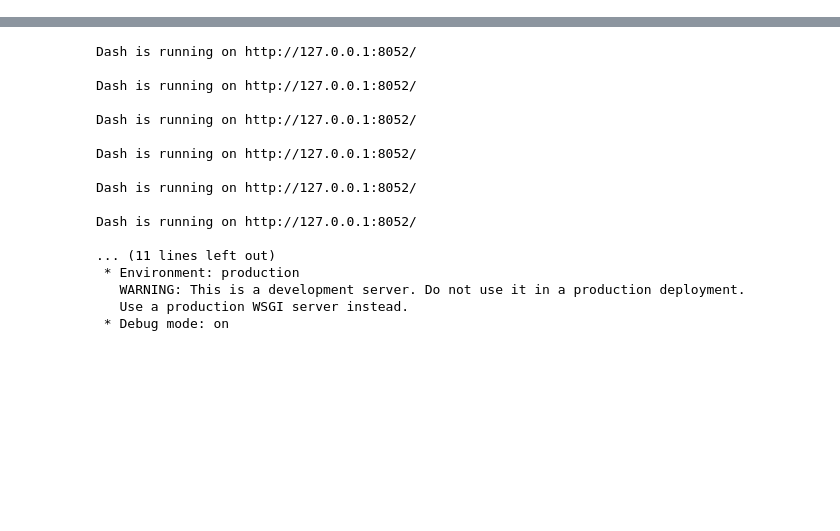
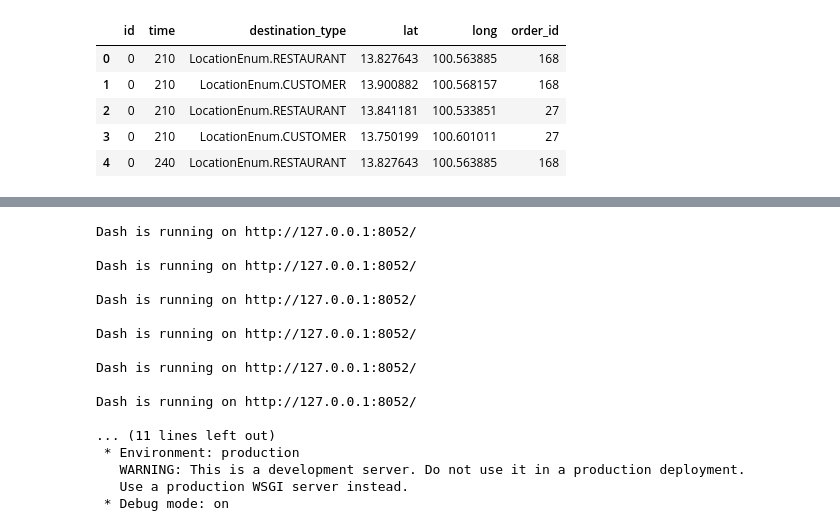
Before and after one commit to multi-order-planning-RBH/simulator, a Jupyter notebook: data_visualization/data_visualization.ipynb, the cells around one changed output, grey strips where cells are left out. Drawn from its saved outputs; the diff is of its cells as text; code cells hidden in the pictures; blank space fills up the shorter version.

```diff
--- a/data_visualization/data_visualization.ipynb
+++ b/data_visualization/data_visualization.ipynb
@@ -18,0 +25,9 @@ df.head()
+# %%
+destination_df.head()
+# %% [output]
+|  | id | time | destination_type | lat | long | order_id |
+| 0 | 0 | 210 | LocationEnum.RESTAURANT | 13.827643 | 100.563885 | 168 |
+| 1 | 0 | 210 | LocationEnum.CUSTOMER | 13.900882 | 100.568157 | 168 |
+| 2 | 0 | 210 | LocationEnum.RESTAURANT | 13.841181 | 100.533851 | 27 |
+| 3 | 0 | 210 | LocationEnum.CUSTOMER | 13.750199 | 100.601011 | 27 |
+| 4 | 0 | 240 | LocationEnum.RESTAURANT | 13.827643 | 100.563885 | 168 |
```
Also changed, not shown: parts of 21 cells of this notebook, 3 other files.
